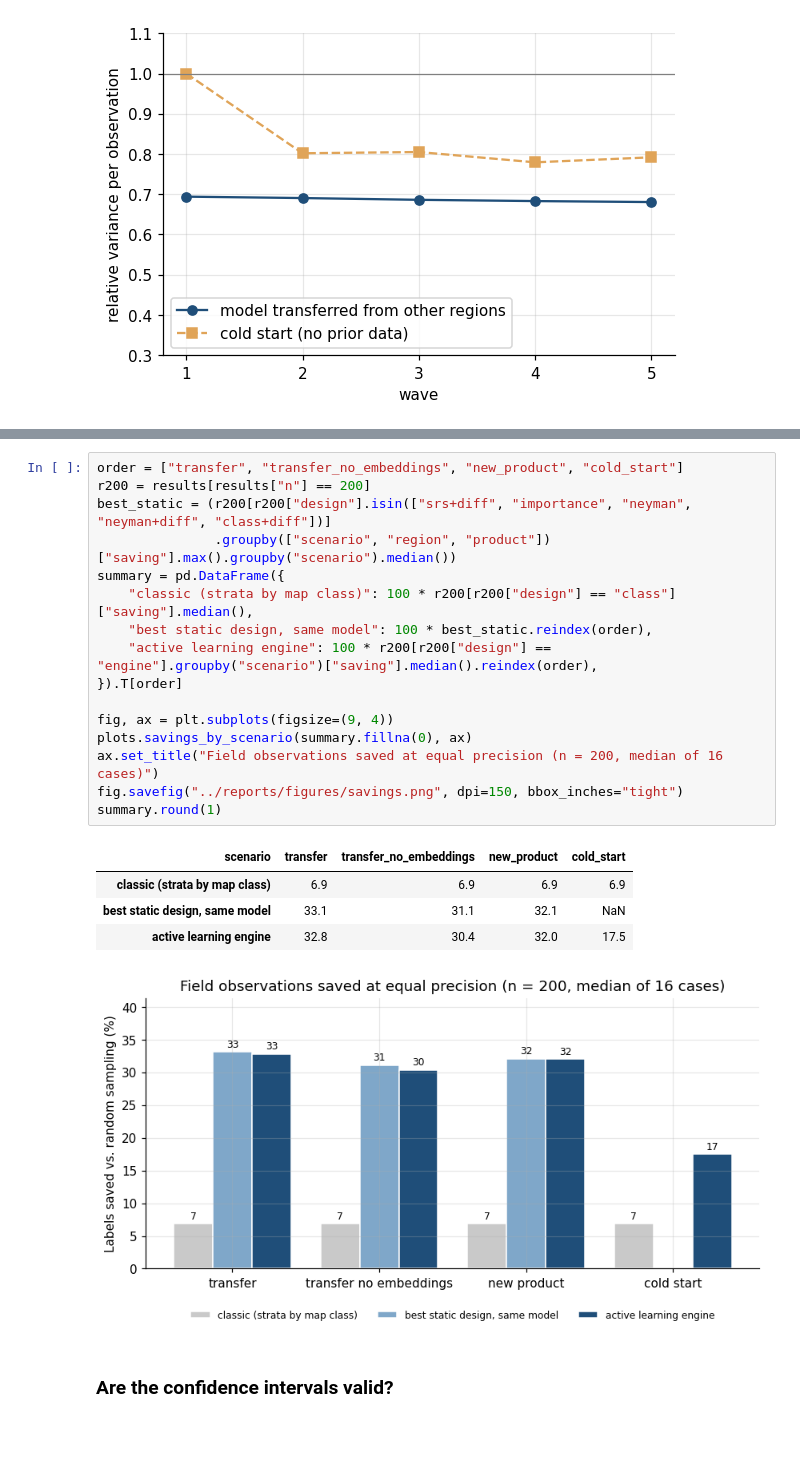
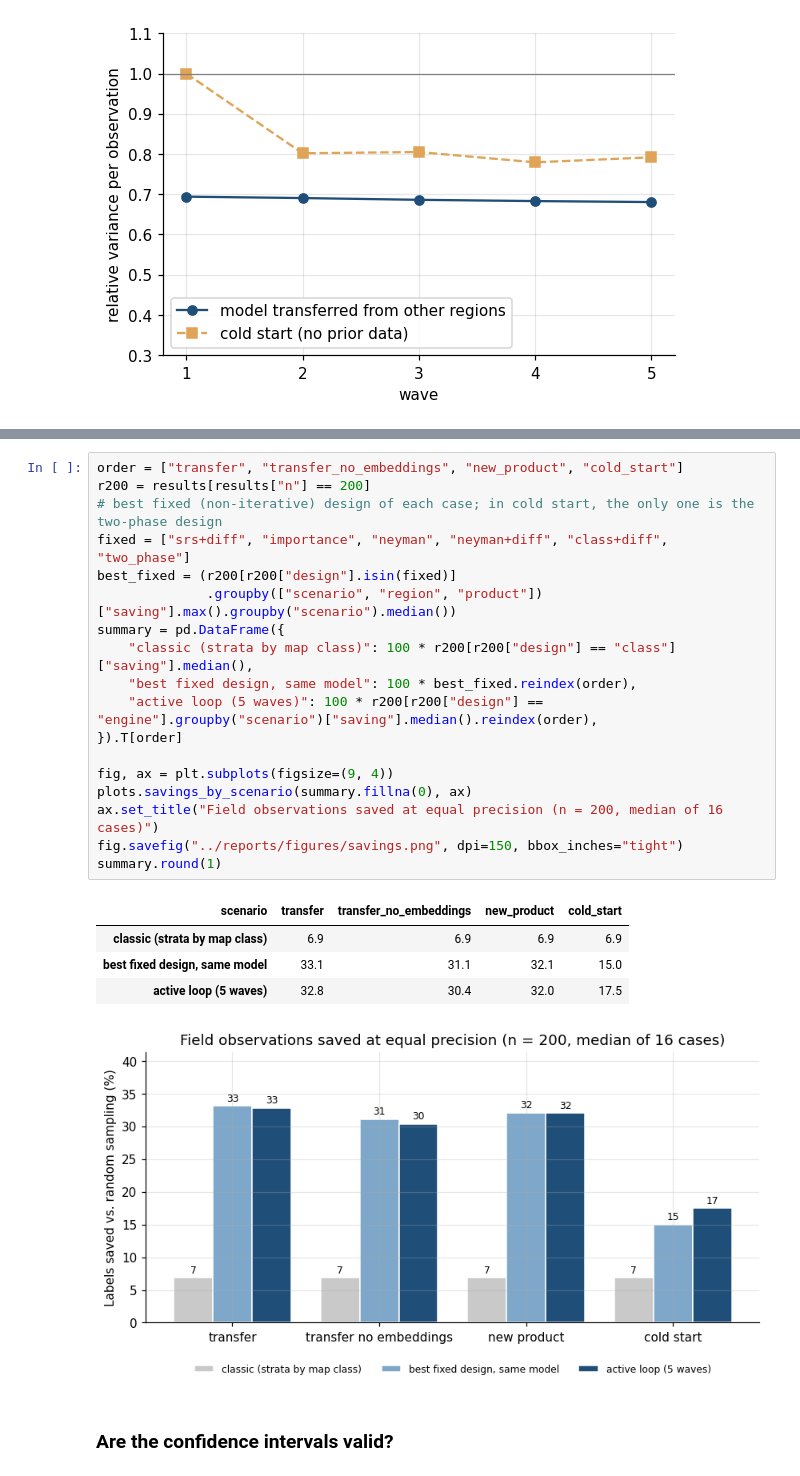
Before and after one commit to ANTONIN2410/active-learning-map-validation, a Jupyter notebook: notebooks/03_active_learning.ipynb, the cells around one changed output, grey strips where cells are left out. Cells and saved outputs as stored; diff of their text form; blank space fills up the shorter version.

```diff
--- a/notebooks/03_active_learning.ipynb
+++ b/notebooks/03_active_learning.ipynb
@@ -118,25 +120,27 @@ table.round(1)
 # %%
 order = ["transfer", "transfer_no_embeddings", "new_product", "cold_start"]
 r200 = results[results["n"] == 200]
-best_static = (r200[r200["design"].isin(["srs+diff", "importance", "neyman", "neyman+diff", "class+diff"])]
-               .groupby(["scenario", "region", "product"])["saving"].max().groupby("scenario").median())
+# best fixed (non-iterative) design of each case; in cold start, the only one is the two-phase design
+fixed = ["srs+diff", "importance", "neyman", "neyman+diff", "class+diff", "two_phase"]
+best_fixed = (r200[r200["design"].isin(fixed)]
+              .groupby(["scenario", "region", "product"])["saving"].max().groupby("scenario").median())
 summary = pd.DataFrame({
     "classic (strata by map class)": 100 * r200[r200["design"] == "class"]["saving"].median(),
-    "best static design, same model": 100 * best_static.reindex(order),
-    "active learning engine": 100 * r200[r200["design"] == "engine"].groupby("scenario")["saving"].median().reindex(order),
+    "best fixed design, same model": 100 * best_fixed.reindex(order),
+    "active loop (5 waves)": 100 * r200[r200["design"] == "engine"].groupby("scenario")["saving"].median().reindex(order),
 }).T[order]
 
 fig, ax = plt.subplots(figsize=(9, 4))
 plots.savings_by_scenario(summary.fillna(0), ax)
 ax.set_title("Field observations saved at equal precision (n = 200, median of 16 cases)")
 fig.savefig("../reports/figures/savings.png", dpi=150, bbox_inches="tight")
 summary.round(1)
 # %% [output]
 | scenario | transfer | transfer_no_embeddings | new_product | cold_start |
 | classic (strata by map class) | 6.9 | 6.9 | 6.9 | 6.9 |
-| best static design, same model | 33.1 | 31.1 | 32.1 | NaN |
-| active learning engine | 32.8 | 30.4 | 32.0 | 17.5 |
+| best fixed design, same model | 33.1 | 31.1 | 32.1 | 15.0 |
+| active loop (5 waves) | 32.8 | 30.4 | 32.0 | 17.5 |
-[figure, old version]
+[figure, new version]
 # %% [markdown]
 ### Are the confidence intervals valid?
 # %%
```
Also changed, not shown: parts of 4 cells of this notebook, 5 other files.
